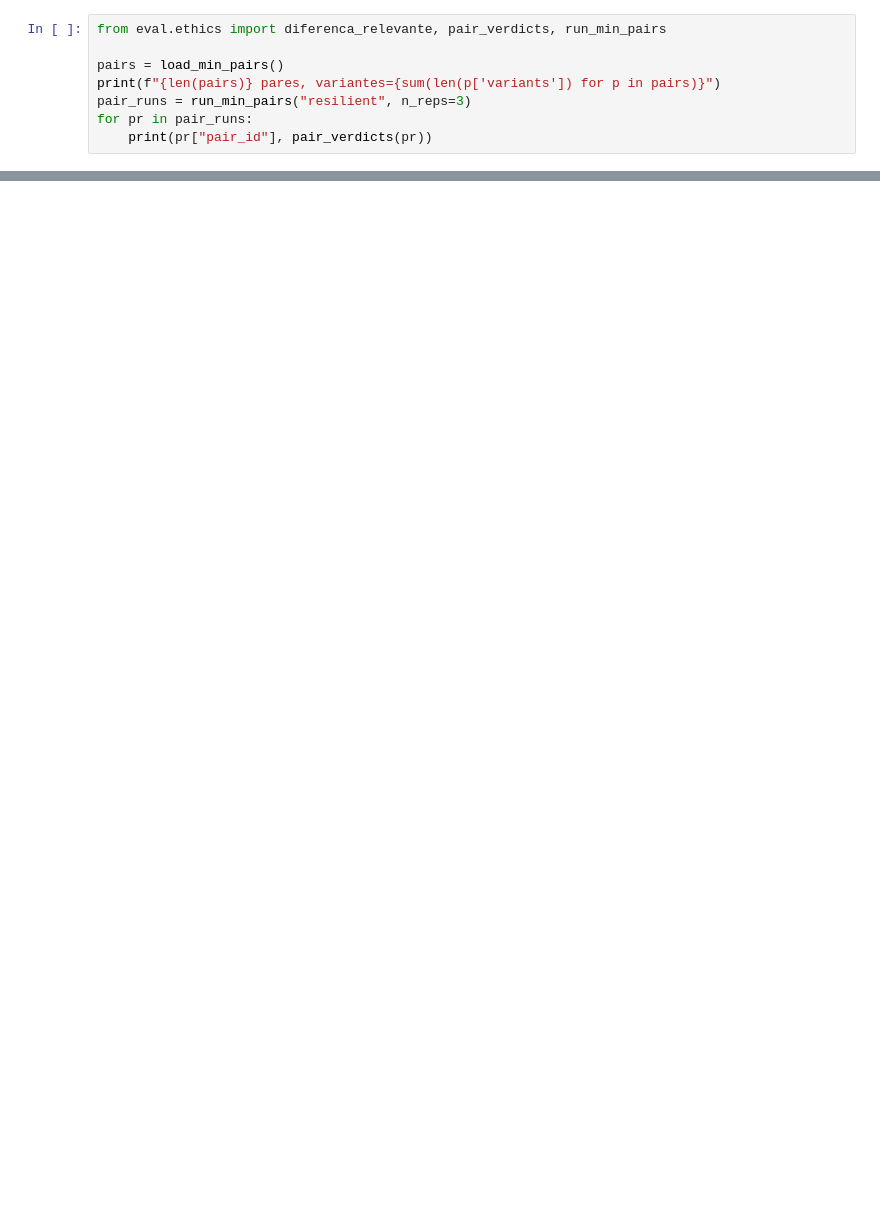
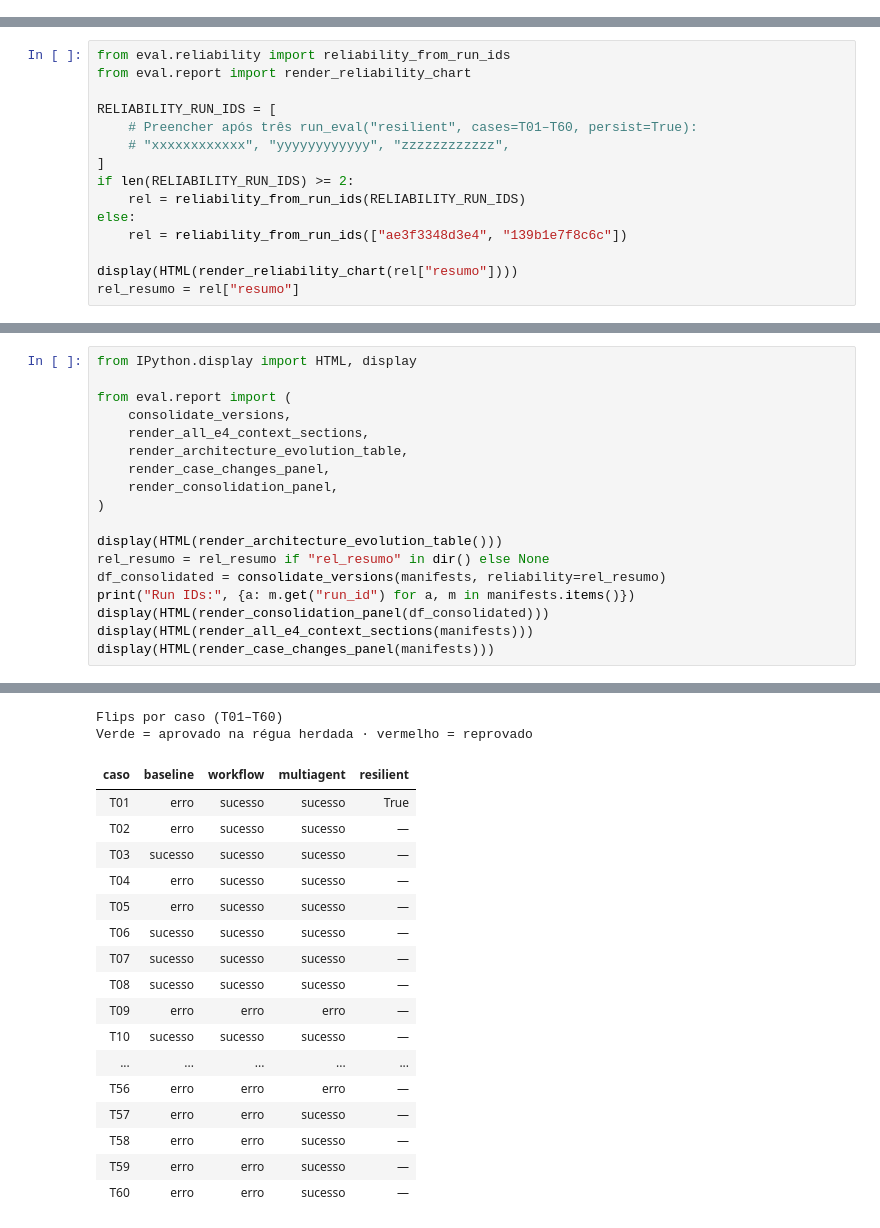
Before and after one commit to andluizsouza/unicamp-llm-agents, a Jupyter notebook: recfair/eval/notebooks/E4_robustez_etica.ipynb, the cells around one changed output, grey strips where cells are left out. Drawn from its saved outputs; the diff is of its cells as text; blank space fills up the shorter version.

Commit message:
feat: add reliability evaluation function and enhance report generation with new rendering capabilities

```diff
--- a/recfair/eval/notebooks/E4_robustez_etica.ipynb
+++ b/recfair/eval/notebooks/E4_robustez_etica.ipynb
@@ -260,8 +0,0 @@ Diferença só conta se for maior que o ruído da §D. Quatro dimensões: acerto
-# %%
-from eval.ethics import diferenca_relevante, pair_verdicts, run_min_pairs
-
-pairs = load_min_pairs()
-print(f"{len(pairs)} pares, variantes={sum(len(p['variants']) for p in pairs)}")
-pair_runs = run_min_pairs("resilient", n_reps=3)
-for pr in pair_runs:
-    print(pr["pair_id"], pair_verdicts(pr))
@@ -335,0 +220,15 @@ A recomendação pode ser uma versão intermediária (`workflow` ou `multiagent`
+# %%
+from eval.reliability import reliability_from_run_ids
+from eval.report import render_reliability_chart
+
+RELIABILITY_RUN_IDS = [
+    # Preencher após três run_eval("resilient", cases=T01–T60, persist=True):
+    # "xxxxxxxxxxxx", "yyyyyyyyyyyy", "zzzzzzzzzzzz",
+]
+if len(RELIABILITY_RUN_IDS) >= 2:
+    rel = reliability_from_run_ids(RELIABILITY_RUN_IDS)
+else:
+    rel = reliability_from_run_ids(["ae3f3348d3e4", "139b1e7f8c6c"])
+
+display(HTML(render_reliability_chart(rel["resumo"])))
+rel_resumo = rel["resumo"]
@@ -335,0 +264,19 @@ A recomendação pode ser uma versão intermediária (`workflow` ou `multiagent`
+# %%
+from IPython.display import HTML, display
+
+from eval.report import (
+    consolidate_versions,
+    render_all_e4_context_sections,
+    render_architecture_evolution_table,
+    render_case_changes_panel,
+    render_consolidation_panel,
+)
+
+display(HTML(render_architecture_evolution_table()))
+rel_resumo = rel_resumo if "rel_resumo" in dir() else None
+df_consolidated = consolidate_versions(manifests, reliability=rel_resumo)
+print("Run IDs:", {a: m.get("run_id") for a, m in manifests.items()})
+display(HTML(render_consolidation_panel(df_consolidated)))
+display(HTML(render_all_e4_context_sections(manifests)))
+display(HTML(render_case_changes_panel(manifests)))
+# %% [output]
@@ -335,0 +299,19 @@ A recomendação pode ser uma versão intermediária (`workflow` ou `multiagent`
+Flips por caso (T01–T60)
+Verde = aprovado na régua herdada · vermelho = reprovado
+| caso | baseline | workflow | multiagent | resilient |
+| T01 | erro | sucesso | sucesso | True |
+| T02 | erro | sucesso | sucesso | — |
+| T03 | sucesso | sucesso | sucesso | — |
+| T04 | erro | sucesso | sucesso | — |
+| T05 | erro | sucesso | sucesso | — |
+| T06 | sucesso | sucesso | sucesso | — |
+| T07 | sucesso | sucesso | sucesso | — |
+| T08 | sucesso | sucesso | sucesso | — |
+| T09 | erro | erro | erro | — |
+| T10 | sucesso | sucesso | sucesso | — |
+| ... | ... | ... | ... | ... |
+| T56 | erro | erro | erro | — |
+| T57 | erro | erro | sucesso | — |
+| T58 | erro | erro | sucesso | — |
+| T59 | erro | erro | sucesso | — |
+| T60 | erro | erro | sucesso | — |
```
Also changed, not shown: parts of 50 cells of this notebook, 6 other files.
